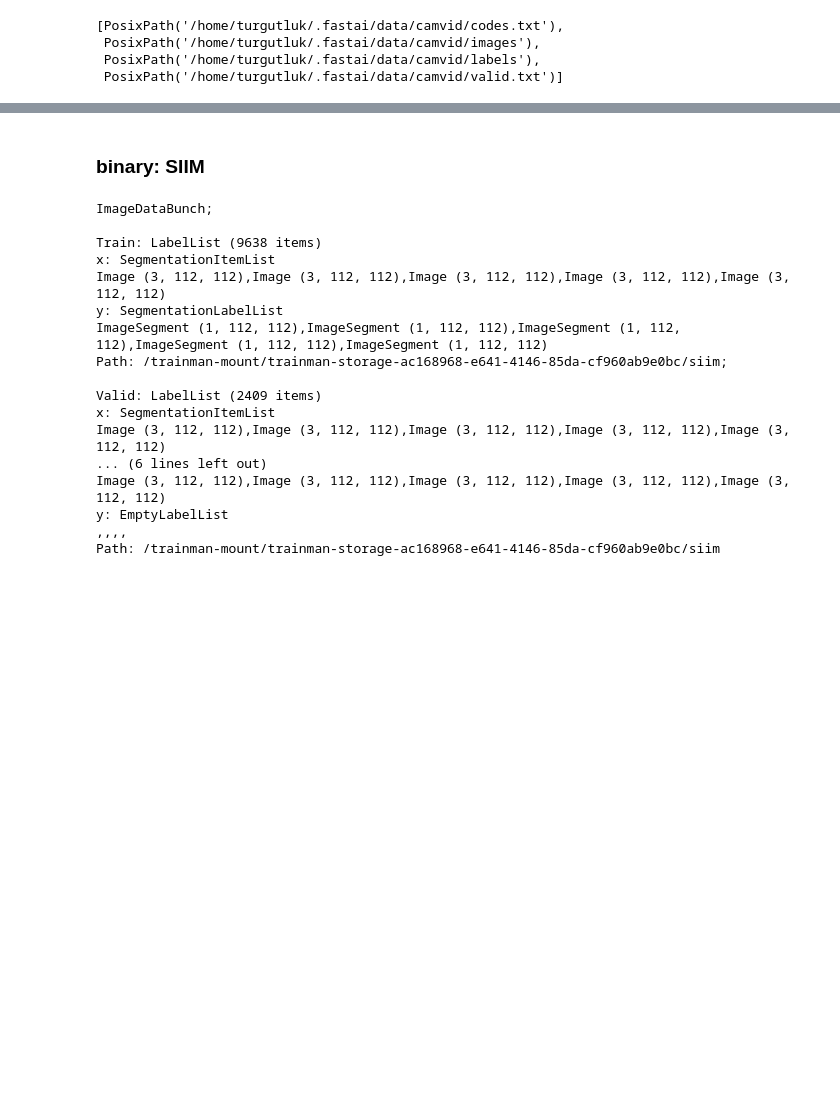
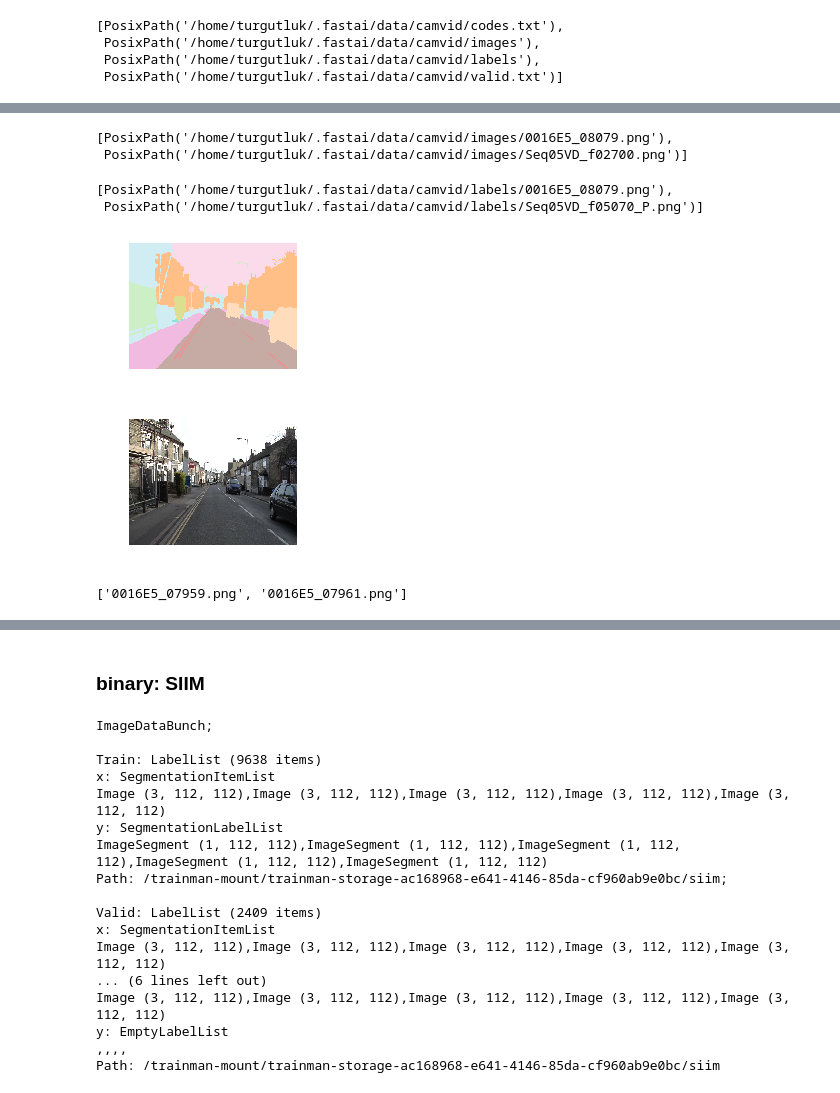
Before and after one commit to KeremTurgutlu/fast-kaggle, a Jupyter notebook: dev/10_segmentation_dataset.ipynb, the cells around one changed output, grey strips where cells are left out. Cells and saved outputs as stored; diff of their text form; code cells hidden in the pictures; blank space fills up the shorter version.

Commit message:
reformat camvid data, test data creation

```diff
--- a/dev/10_segmentation_dataset.ipynb
+++ b/dev/10_segmentation_dataset.ipynb
@@ -68,6 +68,8 @@ class SemanticSegmentationData:
 # fastai.datasets.download_data(URLs.CAMVID)
 # %%
 PATH = Path("/home/turgutluk/.fastai/data/camvid")
+IMAGES = "images"
+MASKS = "labels"
 # %%
 PATH.ls()
 # %% [output]
@@ -81,0 +82,33 @@ PATH.ls()
+# %%
+imagefiles = get_files(PATH/IMAGES)
+maskfiles = get_files(PATH/MASKS)
+# %%
+imagefiles[:2]
+# %% [output]
+[PosixPath('/home/turgutluk/.fastai/data/camvid/images/0016E5_08079.png'),
+ PosixPath('/home/turgutluk/.fastai/data/camvid/images/Seq05VD_f02700.png')]
+# %%
+maskfiles[:2]
+# %% [output]
+[PosixPath('/home/turgutluk/.fastai/data/camvid/labels/0016E5_08079.png'),
+ PosixPath('/home/turgutluk/.fastai/data/camvid/labels/Seq05VD_f05070_P.png')]
+# %%
+def _fix_camvid_maskfn(o:PathOrStr, i:int):
+    with warnings.catch_warnings():
+        warnings.simplefilter("ignore", UserWarning) # EXIF warning from TiffPlugin
+        x = PIL.Image.open(o).convert("L")
+        new_fn = o.parent/f"{o.stem[:-2]}.png"
+        x.save(new_fn)
+    return new_fn
+# %%
+# test conversion
+try:
+    o = maskfiles[0]
+    fn = _fix_camvid_maskfn(o, 0)
+    open_mask(fn).show()
+    open_image(PATH/IMAGES/f"{fn.stem}.png").show()
+except:
+    raise AssertionError
+# %% [output]
+[figure, added]
+[figure, added]
@@ -81,0 +121,4 @@ PATH.ls()
+# %%
+validfn[:2]
+# %% [output]
+['0016E5_07959.png', '0016E5_07961.png']
```
Also changed, not shown: parts of 18 cells of this notebook.
